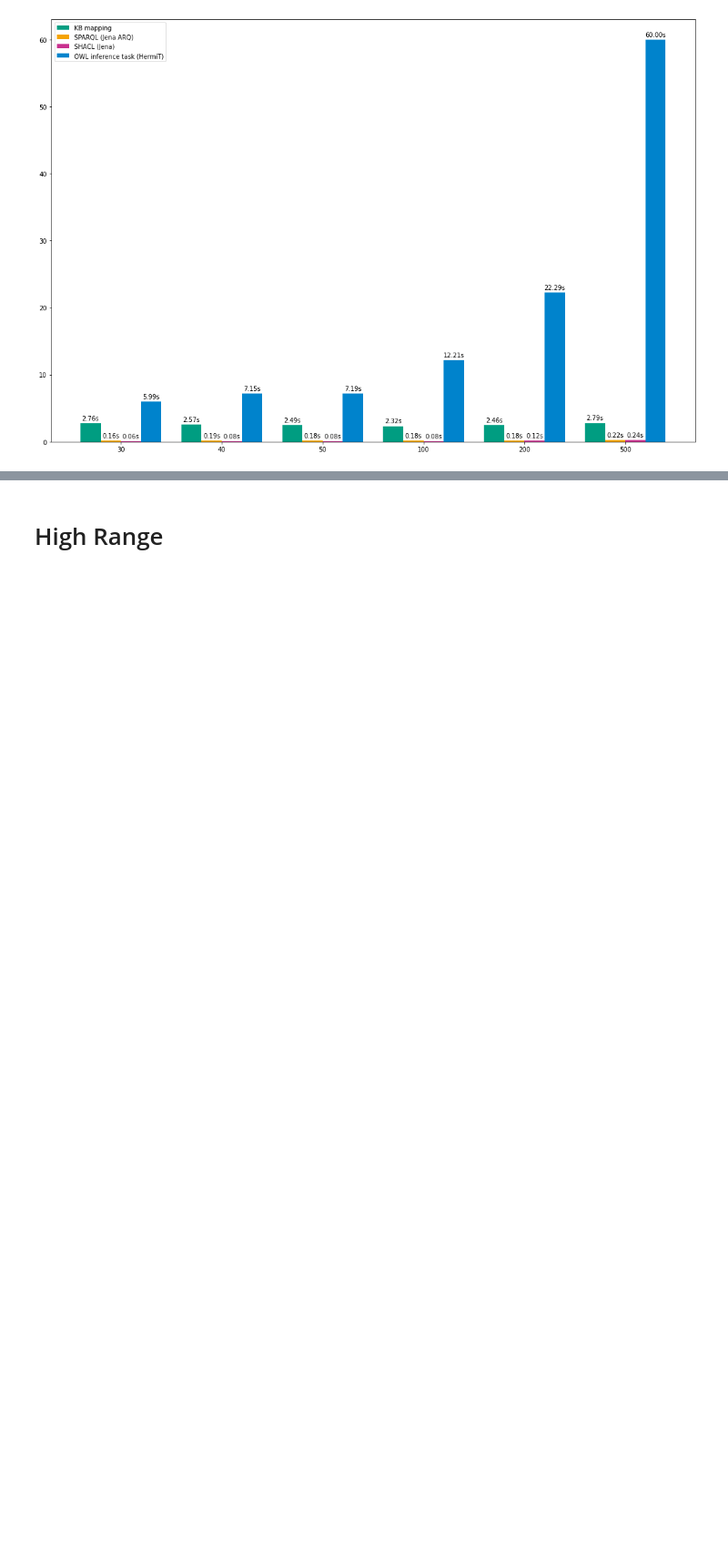
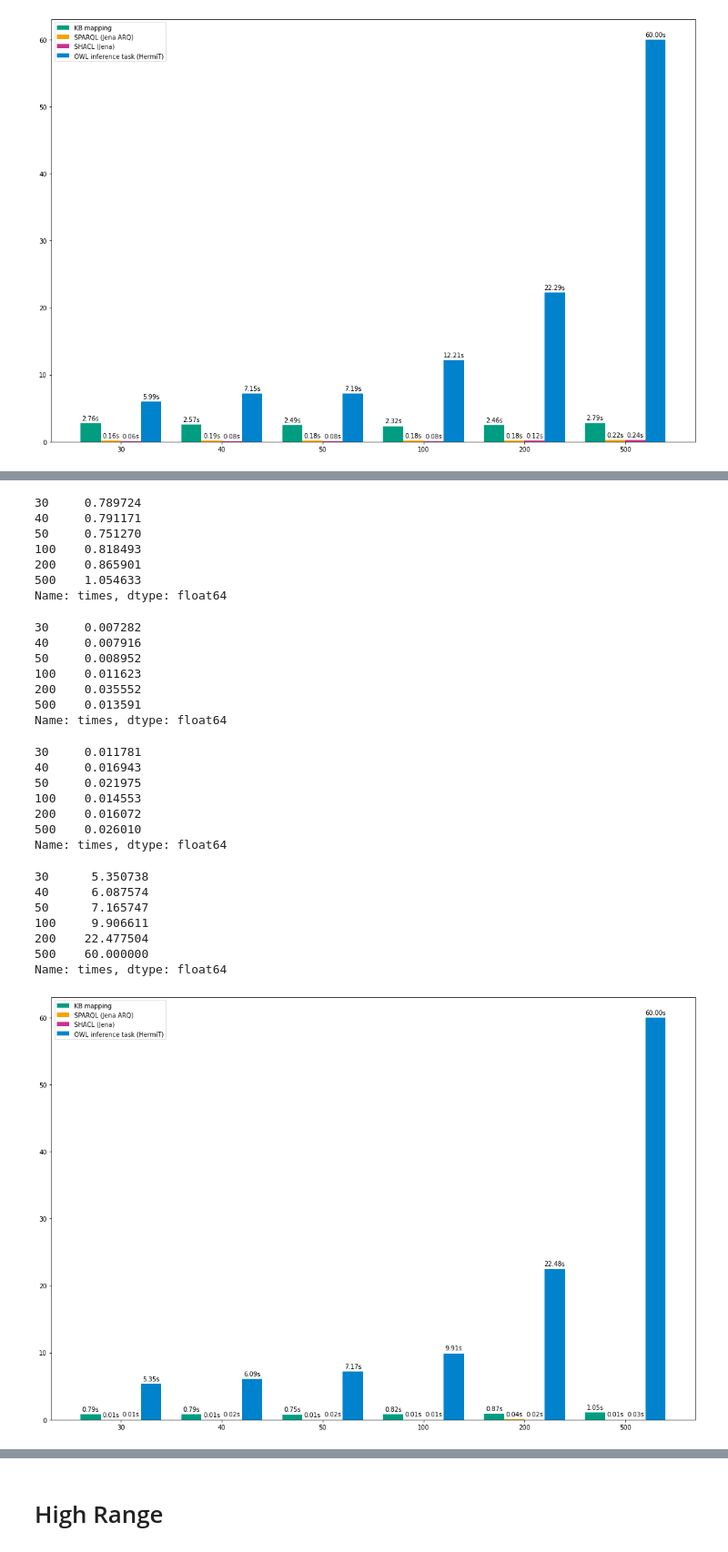
Before and after one commit to ahbnr/SemanticJavaDebugger, a Jupyter notebook: casestudies/performance/notebooks/Performance-DoublyLinked.ipynb, the cells around one changed output, grey strips where cells are left out. Shown at 91% size. Saved outputs shown, nothing was run; the diff lists cells and outputs as text; code cells hidden in the pictures; blank space fills up the shorter version.

```diff
--- a/casestudies/performance/notebooks/Performance-DoublyLinked.ipynb
+++ b/casestudies/performance/notebooks/Performance-DoublyLinked.ipynb
@@ -95,0 +155,32 @@ Name: times, dtype: float64
+# %%
+plotTaskTimeComparison(lowStore, ymax=None)
+# %% [output]
+30     0.789724
+40     0.791171
+50     0.751270
+100    0.818493
+200    0.865901
+500    1.054633
+Name: times, dtype: float64
+30     0.007282
+40     0.007916
+50     0.008952
+100    0.011623
+200    0.035552
+500    0.013591
+Name: times, dtype: float64
+30     0.011781
+40     0.016943
+50     0.021975
+100    0.014553
+200    0.016072
+500    0.026010
+Name: times, dtype: float64
+30      5.350738
+40      6.087574
+50      7.165747
+100     9.906611
+200    22.477504
+500    60.000000
+Name: times, dtype: float64
+[figure, added]
```
Also changed, not shown: parts of 3 cells of this notebook, 10 other files.
